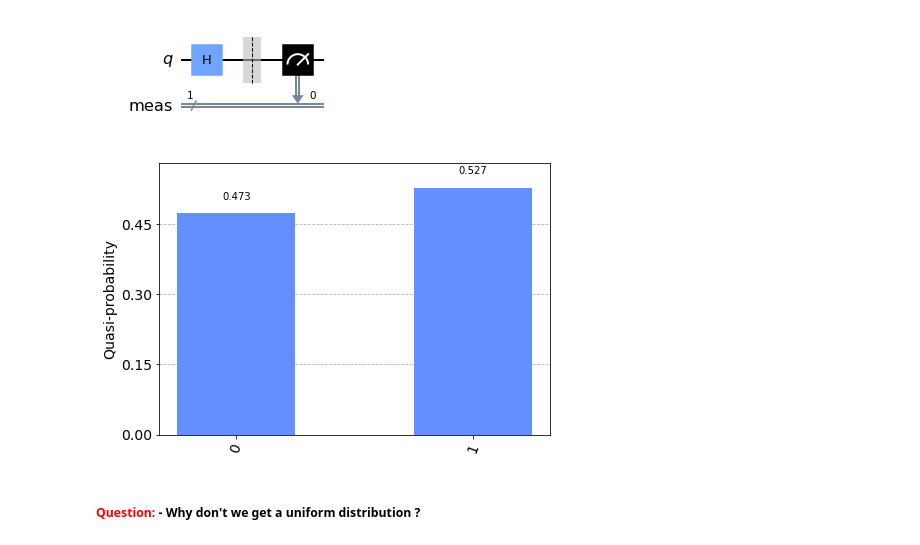
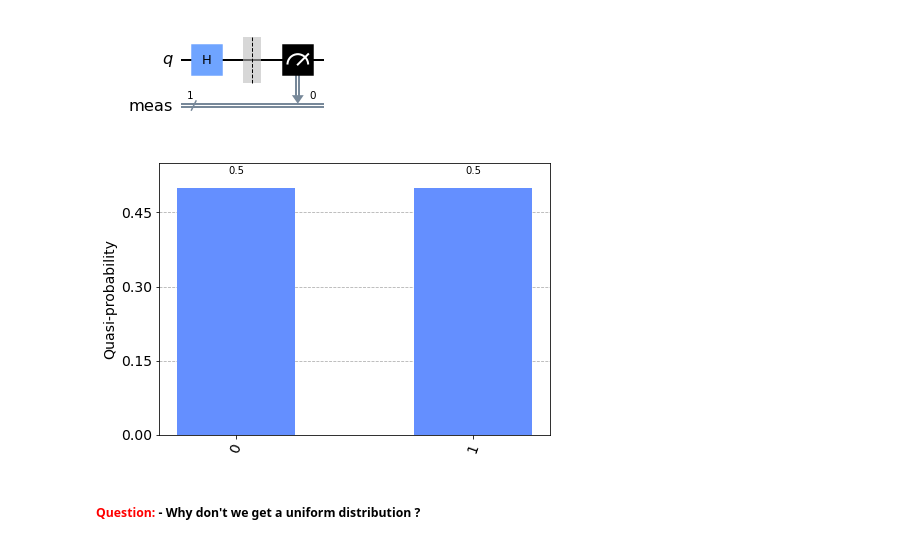
Before and after one commit to andre-sequeira10/concurrency2223, a Jupyter notebook: lecture 1 - Introduction to Quantum Computing using Qiskit/lecture1_introduction.ipynb, the cells around one changed output. Cells and saved outputs as stored; diff of their text form; code cells hidden in the pictures.

```diff
--- a/lecture 1 - Introduction to Quantum Computing using Qiskit/lecture1_introduction.ipynb
+++ b/lecture 1 - Introduction to Quantum Computing using Qiskit/lecture1_introduction.ipynb
@@ -348,12 +379,12 @@ qc.draw(output="mpl")
 # %% [output]
 [figure]
 # %%
-result = execute(qc, qasm_backed, shots=1024).result()
+result = execute(qc, qasm_backed, shots=1000000).result()
 counts = result.get_counts()
 
 plot_distribution(counts)
 # %% [output]
-[figure, old version]
+[figure, new version]
 # %% [markdown]
 ##### <span style="color: red;">Question:</span> - Why don't we get a uniform distribution ?
 # %% [markdown]
```
Also changed, not shown: parts of 20 cells of this notebook, 3 other files.
